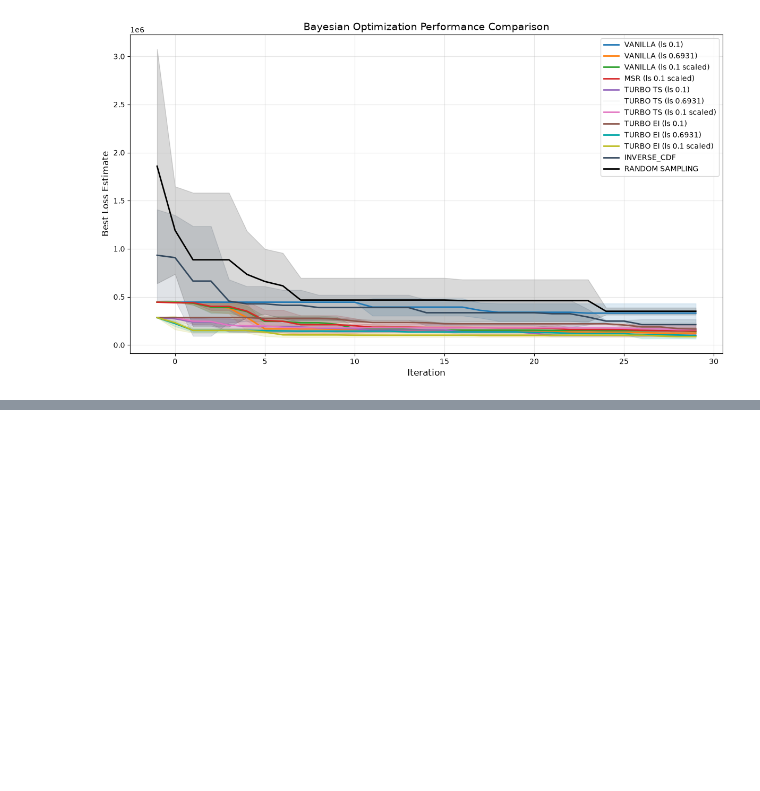
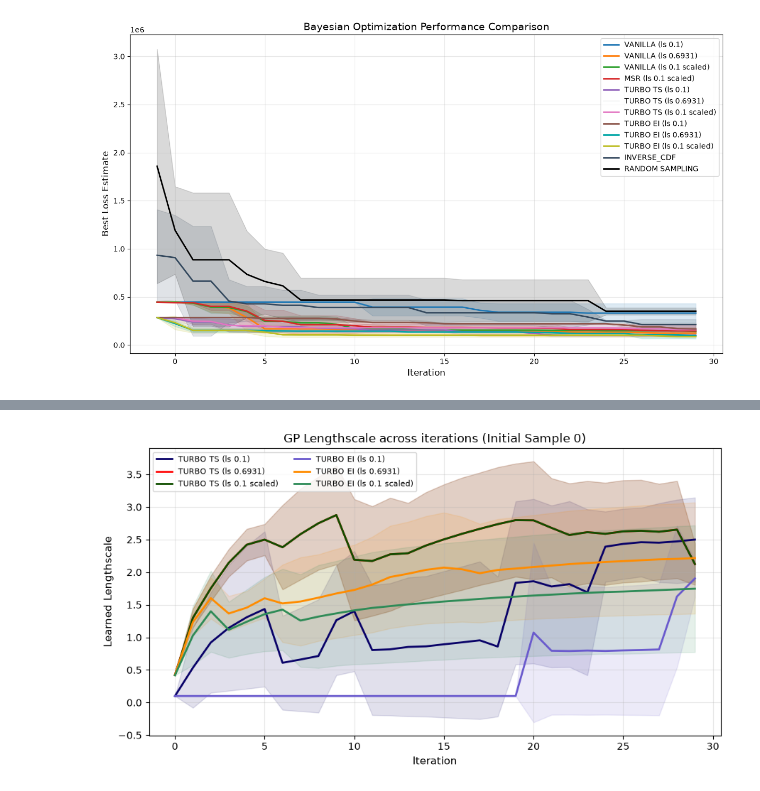
Before and after one commit to soheil-housni/Bayesian-Optimization-for-Traffic-Signal-Green-Time-Calibration, a Jupyter notebook: plots.ipynb, the cells around one changed output, grey strips where cells are left out. Drawn from its saved outputs; the diff is of its cells as text; code cells hidden in the pictures; blank space fills up the shorter version.

```diff
--- a/plots.ipynb
+++ b/plots.ipynb
@@ -456,0 +592,94 @@ plt.plot(np.arange(5,68),1/(1+np.arange(5,68)))
+# %%
+
+def plot(isid):
+
+    versions = [
+        "TURBO TS (ls 0.1)",
+        "TURBO TS (ls 0.6931)",
+        "TURBO TS (ls 0.1 scaled)",
+        "TURBO EI (ls 0.1)",
+        "TURBO EI (ls 0.6931)",
+        "TURBO EI (ls 0.1 scaled)"
+    ]
+
+    colors = ["#090268", "#ff0e0e", "#104f00",
+              "#6a5acd", "#ff8c00", "#2e8b57"]
+
+    linestyles = ["-", "-", "-", "--", "--", "--"]
+
+    plt.figure(figsize=(9, 5))
+
+    for version, color, linestyle in zip(versions, colors, linestyles):
+
+        all_lengthscale_list = []
+
+        for rs in range(3):
+
+            lengthscale_list = []
+
+            for i in range(30):
+
+                if "EI" in version:
+                    suffix = "_ei"
+                else:
+                    suffix = ""
+
+                if "0.1 scaled" in version:
+                    ls = "0.1scaled"
+                elif "0.6931" in version:
+                    ls = "0.6931"
+                else:
+                    ls = "0.1"
+
+                filename = ("turbo_states_logs/"
+                    f"tr_0_i_{i}_ls_{ls}_is{isid}"
+                    f"{suffix}_rs_{rs}_tr_state_dict.pt"
+                )
+
+                tr_state = torch.load(filename, weights_only=False)
+
+                lengthscale = tr_state["tr_length_scale"].detach().item()
+                lengthscale_list.append(lengthscale)
+
+            all_lengthscale_list.append(lengthscale_list)
+
+        # Aggregate across the 3 restarts
+        lengthscale_array = np.array(all_lengthscale_list)
+
+        lengthscale_agg_mean = lengthscale_array.mean(axis=0)
+        lengthscale_agg_std = lengthscale_array.std(axis=0)
+
+        iterations = np.arange(30)
+
+        plt.plot(
+            iterations,
+            lengthscale_agg_mean,
+            color=color,
+            linewidth=2,
+            label=version
+        )
+
+        plt.fill_between(
+            iterations,
+            lengthscale_agg_mean - lengthscale_agg_std,
+            lengthscale_agg_mean + lengthscale_agg_std,
+            color=color,
+            alpha=0.12
+        )
+
+    plt.xlabel("Iteration", fontsize=11)
+    plt.ylabel("Learned Lengthscale", fontsize=11)
+    plt.title(
+        f"GP Lengthscale across iterations (Initial Sample {isid})",
+        fontsize=12
+    )
+
+    plt.legend(fontsize=8, ncol=2)
+    plt.grid(alpha=0.3)
+    plt.tight_layout()
+    plt.show()
+
+for isid in range(3):
+    plot(isid)
+# %% [output]
+[figure, added]
```
Also changed, not shown: parts of 14 cells of this notebook, 3 other files.
